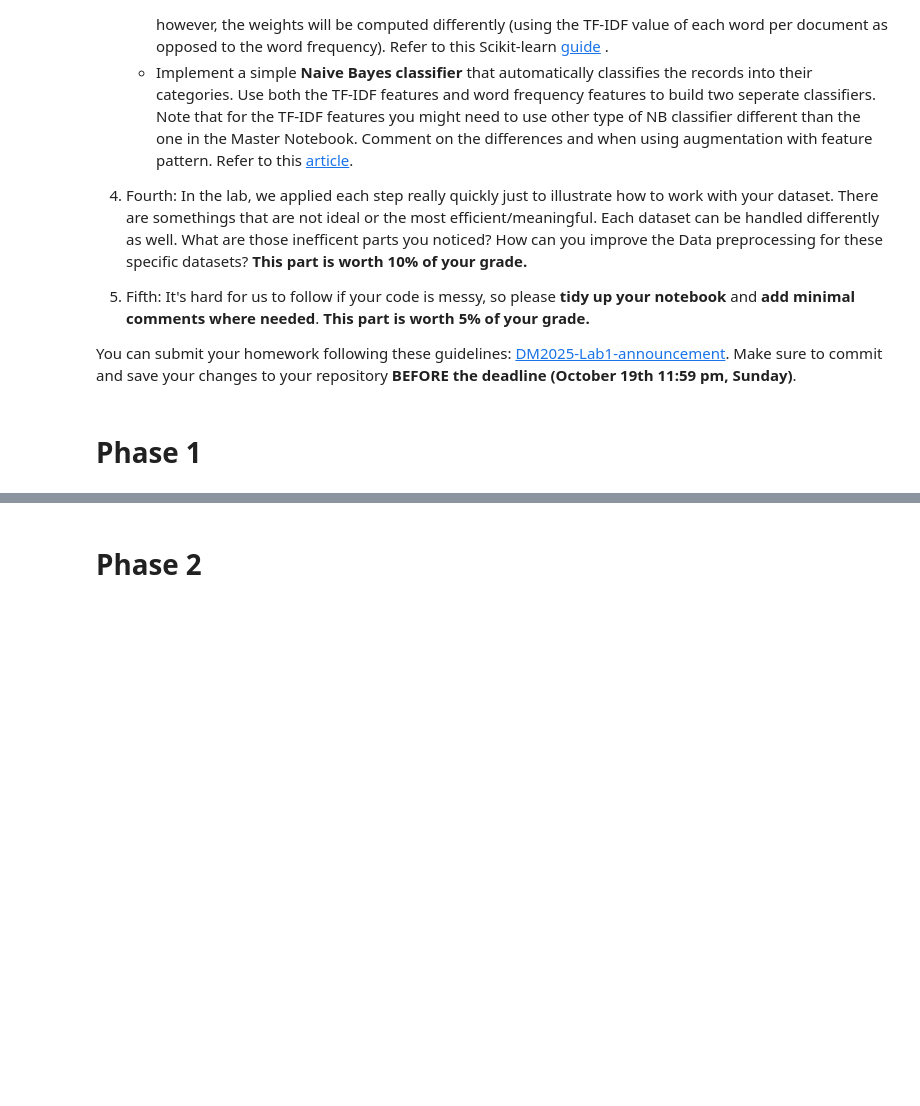
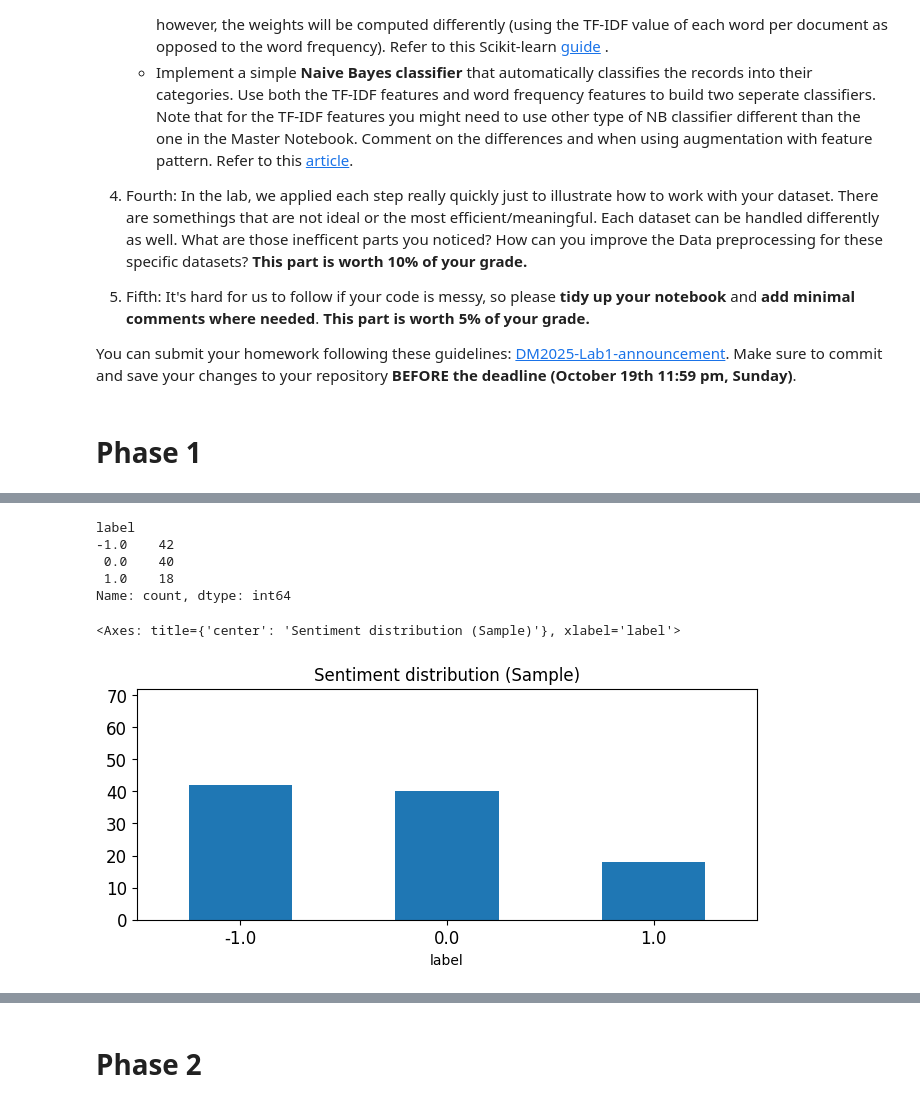
Before and after one commit to viajati/DM2025-Lab1-Exercise, a Jupyter notebook: DM2025-Lab1-Homework.ipynb, the cells around one changed output, grey strips where cells are left out. Saved outputs shown, nothing was run; the diff lists cells and outputs as text; code cells hidden in the pictures; blank space fills up the shorter version.

```diff
--- a/DM2025-Lab1-Homework.ipynb
+++ b/DM2025-Lab1-Homework.ipynb
@@ -62,0 +194,14 @@ You can submit your homework following these guidelines: [DM2025-Lab1-announceme
+# %%
+# Exercise 6
+
+df_sample = df.sample(n=100, random_state=42)
+
+# If we type in these codes, we can see that df is the full dataset,
+# while df_sample is the smaller 100-row dataset.
+
+print("df has", len(df), "rows")
+print("df_sample has", len(df_sample), "rows")
+
+# df_sample is just a smaller portion of the data taken randomly
+# from the bigger dataset. It’s used to work faster without
+# always needing the entire dataset.
@@ -62,0 +290,18 @@ You can submit your homework following these guidelines: [DM2025-Lab1-announceme
+# %%
+# Then, do the same for the sample:
+print(df_sample['label'].value_counts())
+
+df_sample['label'].value_counts().plot(
+    kind='bar',
+    title='Sentiment distribution (Sample)',
+    ylim=[0, df_sample['label'].value_counts().max() + 30],  # automated ylim
+    rot=0, fontsize=12, figsize=(8,3)
+)
+# %% [output]
+label
+-1.0    42
+ 0.0    40
+ 1.0    18
+Name: count, dtype: int64
+<Axes: title={'center': 'Sentiment distribution (Sample)'}, xlabel='label'>
+[figure, added]
```
Also changed, not shown: parts of 20 cells of this notebook.
